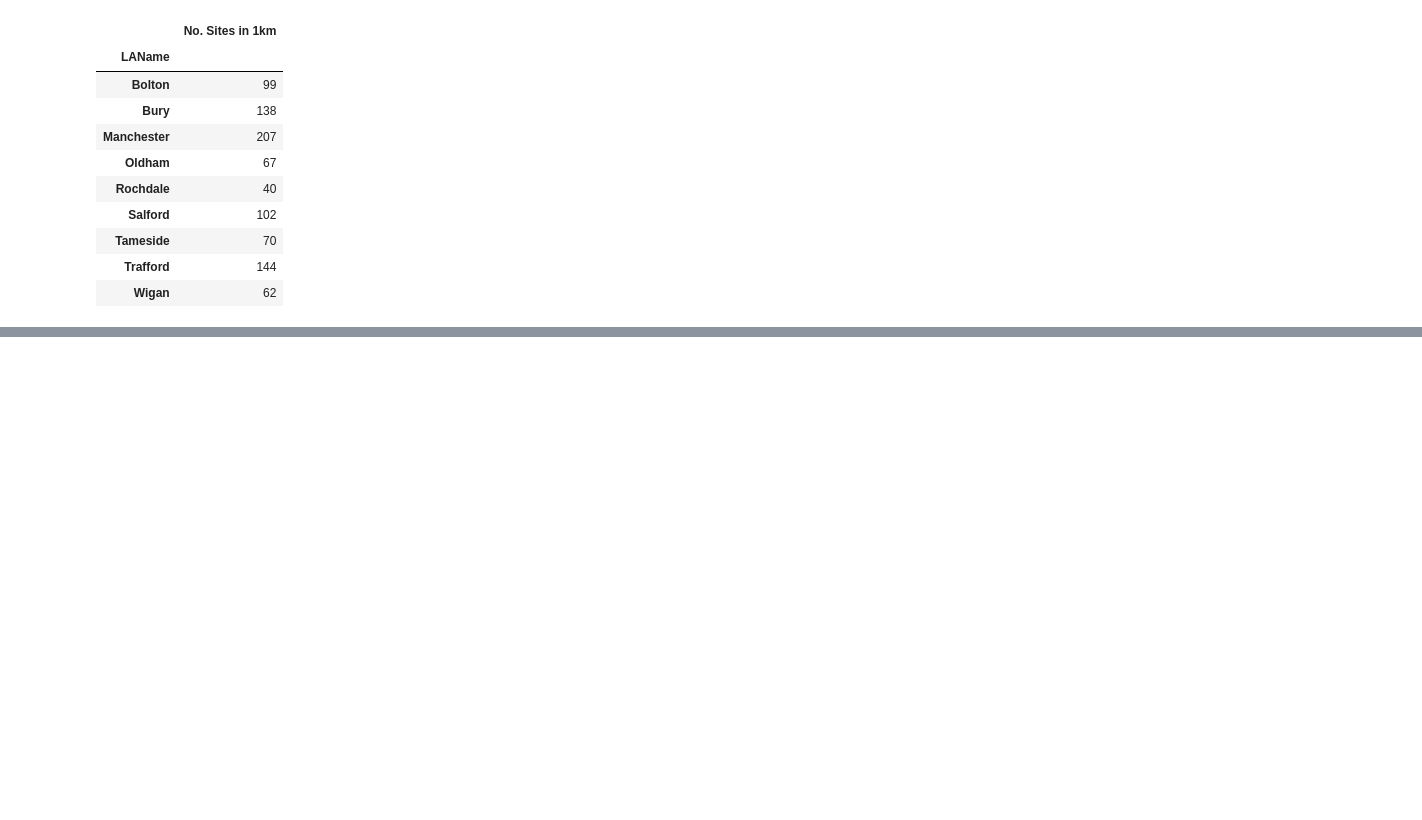
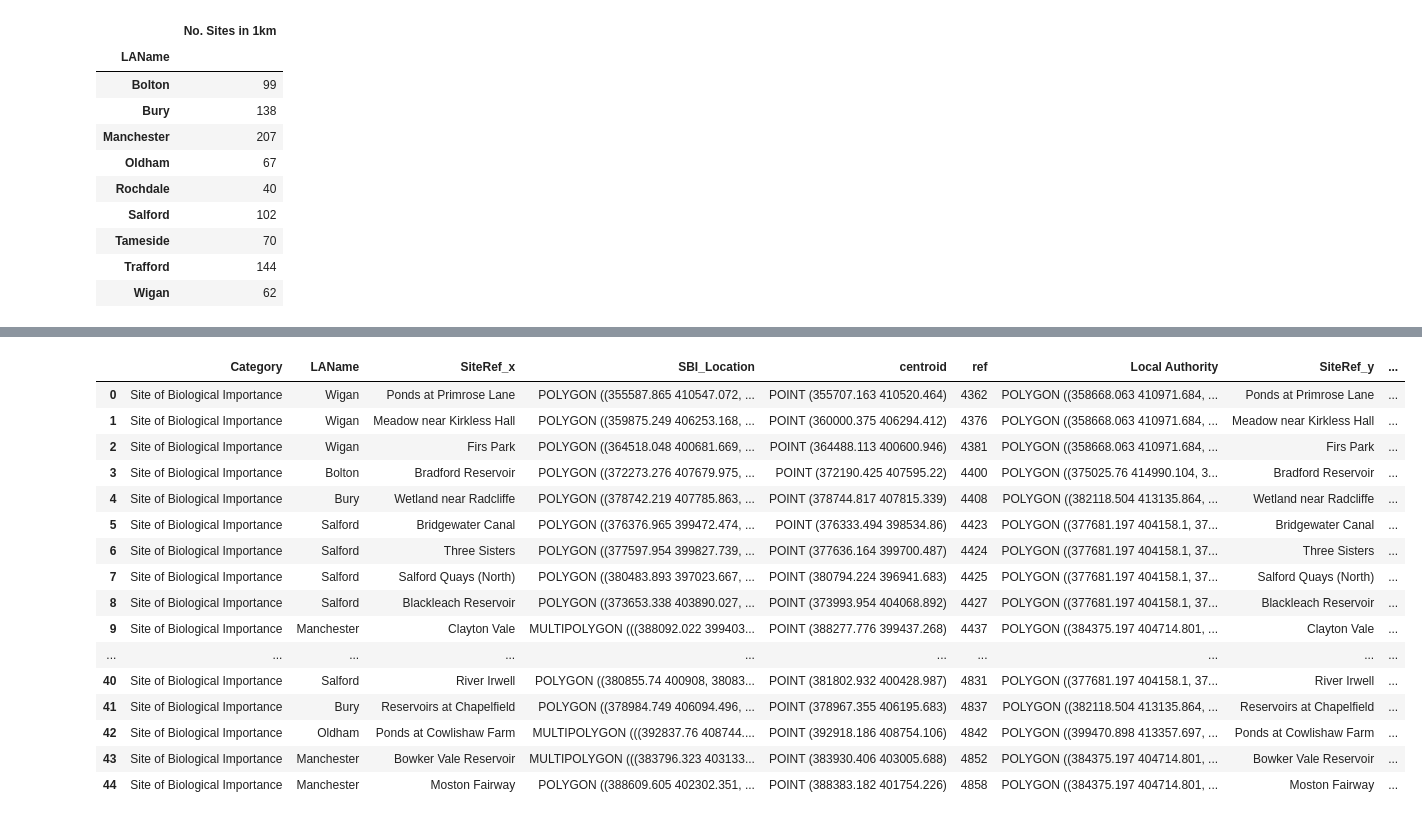
Before and after one commit to ChrisSoderberg-ONS/mss-sbi-project, a Jupyter notebook: sbi-analysis/Local_Authorities_At_Risk.ipynb, the cells around one changed output, grey strips where cells are left out. Saved outputs shown, nothing was run; the diff lists cells and outputs as text; code cells hidden in the pictures; blank space fills up the shorter version.

```diff
--- a/sbi-analysis/Local_Authorities_At_Risk.ipynb
+++ b/sbi-analysis/Local_Authorities_At_Risk.ipynb
@@ -172,0 +193,27 @@ joined_two_At_Risk.groupby("LAName")[["No. Sites in 1km"]].sum()
+# %%
+# Step 1: Group by LAName and calculate the sum
+agg = joined_two_At_Risk.groupby("LAName")[["No. Sites in 1km"]].sum()
+agg = agg.rename(columns={"No. Sites in 1km": "Total Sites in 1km (LA)"})
+
+# Step 2: Merge the aggregated data back into the original DataFrame
+joined_two_At_Risk = joined_two_At_Risk.merge(agg, on="LAName", how="left")
+# %%
+joined_two_At_Risk
+# %% [output]
+|  | Category | LAName | SiteRef_x | SBI_Location | centroid | ref | Local Authority | SiteRef_y | ... |
+| 0 | Site of Biological Importance | Wigan | Ponds at Primrose Lane | POLYGON ((355587.865 410547.072, ... | POINT (355707.163 410520.464) | 4362 | POLYGON ((358668.063 410971.684, ... | Ponds at Primrose Lane | ... |
+| 1 | Site of Biological Importance | Wigan | Meadow near Kirkless Hall | POLYGON ((359875.249 406253.168, ... | POINT (360000.375 406294.412) | 4376 | POLYGON ((358668.063 410971.684, ... | Meadow near Kirkless Hall | ... |
+| 2 | Site of Biological Importance | Wigan | Firs Park | POLYGON ((364518.048 400681.669, ... | POINT (364488.113 400600.946) | 4381 | POLYGON ((358668.063 410971.684, ... | Firs Park | ... |
+| 3 | Site of Biological Importance | Bolton | Bradford Reservoir | POLYGON ((372273.276 407679.975, ... | POINT (372190.425 407595.22) | 4400 | POLYGON ((375025.76 414990.104, 3... | Bradford Reservoir | ... |
+| 4 | Site of Biological Importance | Bury | Wetland near Radcliffe | POLYGON ((378742.219 407785.863, ... | POINT (378744.817 407815.339) | 4408 | POLYGON ((382118.504 413135.864, ... | Wetland near Radcliffe | ... |
+| 5 | Site of Biological Importance | Salford | Bridgewater Canal | POLYGON ((376376.965 399472.474, ... | POINT (376333.494 398534.86) | 4423 | POLYGON ((377681.197 404158.1, 37... | Bridgewater Canal | ... |
+| 6 | Site of Biological Importance | Salford | Three Sisters | POLYGON ((377597.954 399827.739, ... | POINT (377636.164 399700.487) | 4424 | POLYGON ((377681.197 404158.1, 37... | Three Sisters | ... |
+| 7 | Site of Biological Importance | Salford | Salford Quays (North) | POLYGON ((380483.893 397023.667, ... | POINT (380794.224 396941.683) | 4425 | POLYGON ((377681.197 404158.1, 37... | Salford Quays (North) | ... |
+| 8 | Site of Biological Importance | Salford | Blackleach Reservoir | POLYGON ((373653.338 403890.027, ... | POINT (373993.954 404068.892) | 4427 | POLYGON ((377681.197 404158.1, 37... | Blackleach Reservoir | ... |
+| 9 | Site of Biological Importance | Manchester | Clayton Vale | MULTIPOLYGON (((388092.022 399403... | POINT (388277.776 399437.268) | 4437 | POLYGON ((384375.197 404714.801, ... | Clayton Vale | ... |
+| ... | ... | ... | ... | ... | ... | ... | ... | ... | ... |
+| 40 | Site of Biological Importance | Salford | River Irwell | POLYGON ((380855.74 400908, 38083... | POINT (381802.932 400428.987) | 4831 | POLYGON ((377681.197 404158.1, 37... | River Irwell | ... |
+| 41 | Site of Biological Importance | Bury | Reservoirs at Chapelfield | POLYGON ((378984.749 406094.496, ... | POINT (378967.355 406195.683) | 4837 | POLYGON ((382118.504 413135.864, ... | Reservoirs at Chapelfield | ... |
+| 42 | Site of Biological Importance | Oldham | Ponds at Cowlishaw Farm | MULTIPOLYGON (((392837.76 408744.... | POINT (392918.186 408754.106) | 4842 | POLYGON ((399470.898 413357.697, ... | Ponds at Cowlishaw Farm | ... |
+| 43 | Site of Biological Importance | Manchester | Bowker Vale Reservoir | MULTIPOLYGON (((383796.323 403133... | POINT (383930.406 403005.688) | 4852 | POLYGON ((384375.197 404714.801, ... | Bowker Vale Reservoir | ... |
+| 44 | Site of Biological Importance | Manchester | Moston Fairway | POLYGON ((388609.605 402302.351, ... | POINT (388383.182 401754.226) | 4858 | POLYGON ((384375.197 404714.801, ... | Moston Fairway | ... |
```
Also changed, not shown: parts of 6 cells of this notebook.
